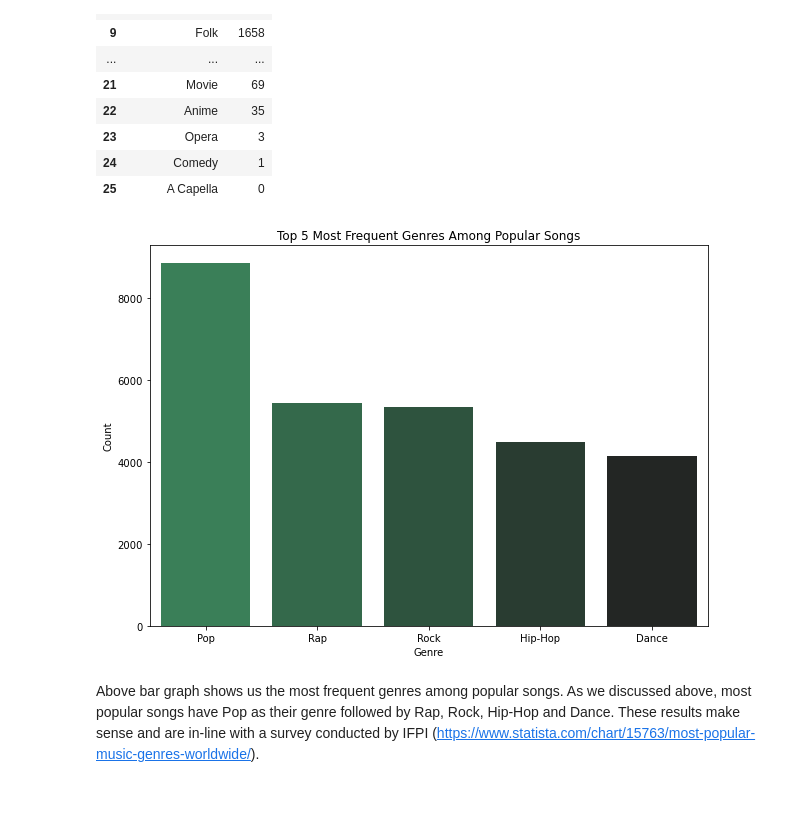
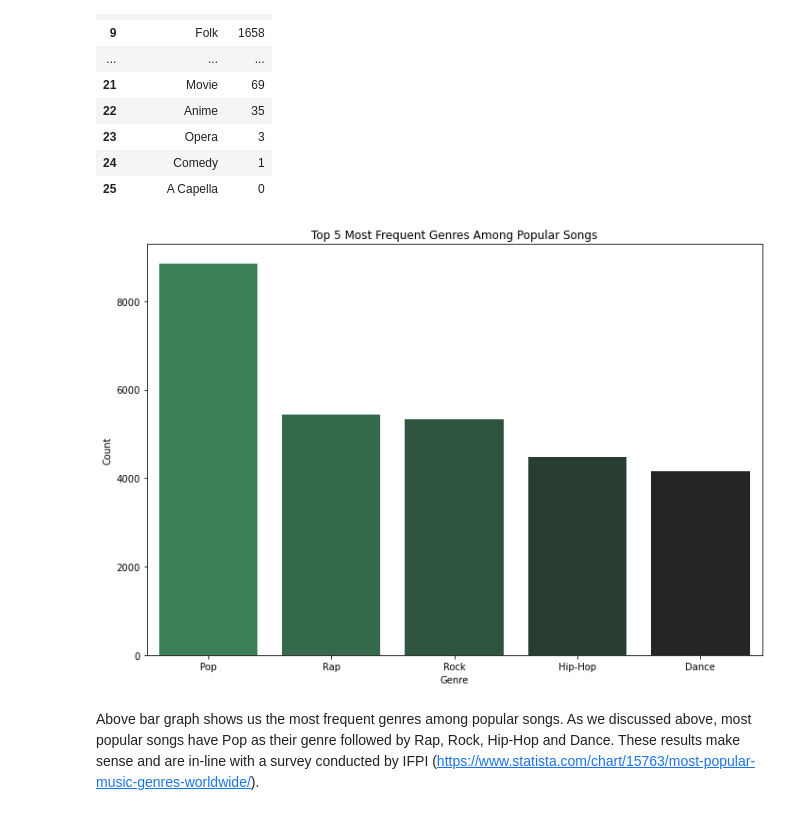
Before and after one commit to ebtezcan/Spotify-Song-Popularity-Prediction, a Jupyter notebook: index_OSEMN_plus_mvp-Copy1.ipynb, the cells around one changed output. Saved outputs shown, nothing was run; the diff lists cells and outputs as text; code cells hidden in the pictures.

```diff
--- a/index_OSEMN_plus_mvp-Copy1.ipynb
+++ b/index_OSEMN_plus_mvp-Copy1.ipynb
@@ -1270,15 +1268,16 @@ popular_genre_df
 # %%
 fig, ax = plt.subplots(figsize=(10, 7))
 sns.barplot(x=popular_genre_df['genre'].head(5), y=popular_genre_df['count'].head(5),
            palette='dark:seagreen_r')
 
 ax=plt.gca()
 ax.set_xlabel('Genre')
 ax.set_ylabel('Count')
-ax.set_title('Top 5 Most Frequent Genres Among Popular Songs');
-plt.savefig('')
+ax.set_title('Top 5 Most Frequent Genres Among Popular Songs')
+plt.tight_layout();
+# plt.savefig('images/genre-popular.jpg')
 # %% [output]
-[figure, old version]
+[figure, new version]
 # %% [markdown]
 Above bar graph shows us the most frequent genres among popular songs. As we discussed above, most popular songs have Pop as their genre followed by Rap, Rock, Hip-Hop and Dance. These results make sense and are in-line with a survey conducted by IFPI (https://www.statista.com/chart/15763/most-popular-music-genres-worldwide/).
 # %%
```
Also changed, not shown: parts of 5 cells of this notebook, 6 other files.
